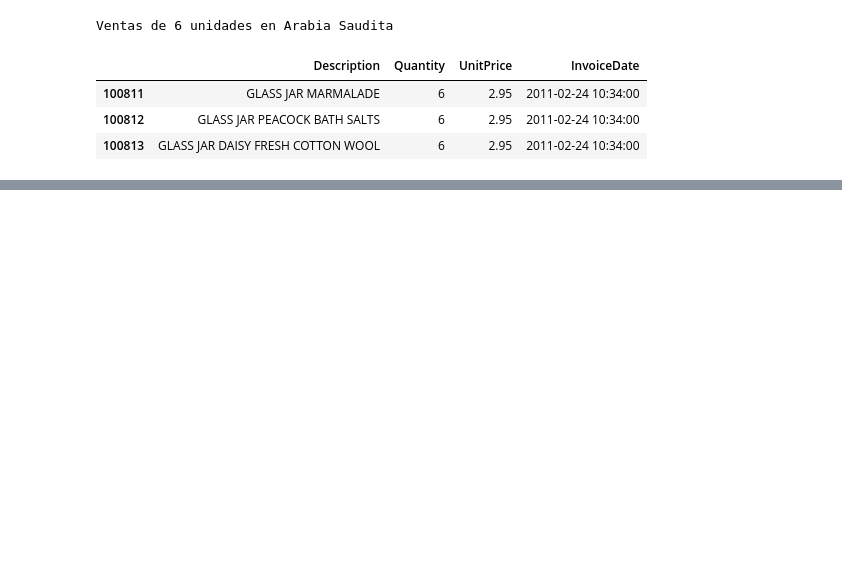
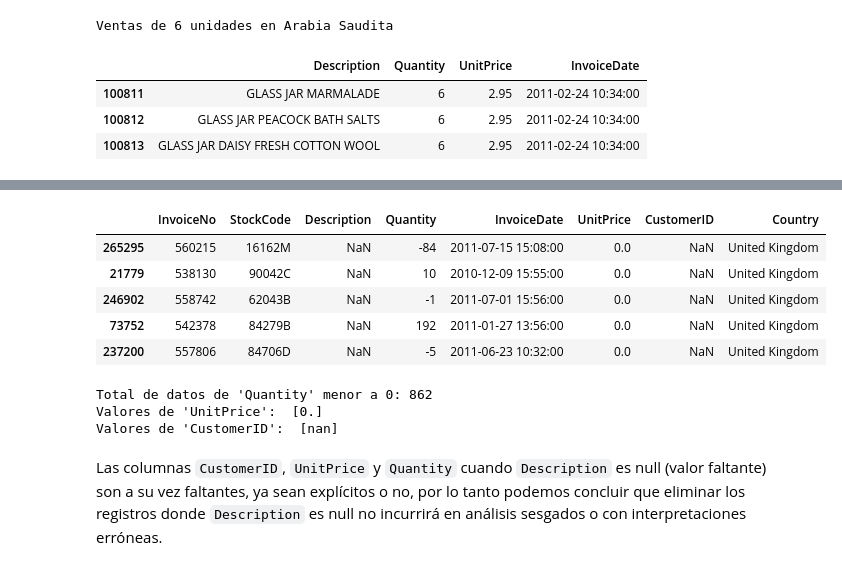
Before and after one commit to pahoalapizco/python_for_data_science, a Jupyter notebook: notebooks/2.0-numpy_pandas_da-pandas.ipynb, the cells around one changed output, grey strips where cells are left out. Cells and saved outputs as stored; diff of their text form; code cells hidden in the pictures; blank space fills up the shorter version.

```diff
--- a/notebooks/2.0-numpy_pandas_da-pandas.ipynb
+++ b/notebooks/2.0-numpy_pandas_da-pandas.ipynb
@@ -296,0 +375,21 @@ Ventas de 6 unidades en Arabia Saudita
+# %%
+data_description_na = retail_df[retail_df["Description"].isna()]
+data_description_na.sample(5)
+# %% [output]
+|  | InvoiceNo | StockCode | Description | Quantity | InvoiceDate | UnitPrice | CustomerID | Country |
+| 265295 | 560215 | 16162M | NaN | -84 | 2011-07-15 15:08:00 | 0.0 | NaN | United Kingdom |
+| 21779 | 538130 | 90042C | NaN | 10 | 2010-12-09 15:55:00 | 0.0 | NaN | United Kingdom |
+| 246902 | 558742 | 62043B | NaN | -1 | 2011-07-01 15:56:00 | 0.0 | NaN | United Kingdom |
+| 73752 | 542378 | 84279B | NaN | 192 | 2011-01-27 13:56:00 | 0.0 | NaN | United Kingdom |
+| 237200 | 557806 | 84706D | NaN | -5 | 2011-06-23 10:32:00 | 0.0 | NaN | United Kingdom |
+# %%
+quantity_less_0 = data_description_na[data_description_na["Quantity"] < 0].shape[0]
+print(f"Total de datos de 'Quantity' menor a 0: {quantity_less_0}")
+print("Valores de 'UnitPrice': ", data_description_na["UnitPrice"].unique())
+print("Valores de 'CustomerID': ", data_description_na["CustomerID"].unique())
+# %% [output]
+Total de datos de 'Quantity' menor a 0: 862
+Valores de 'UnitPrice':  [0.]
+Valores de 'CustomerID':  [nan]
+# %% [markdown]
+Las columnas `CustomerID`, `UnitPrice` y `Quantity` cuando `Description` es null (valor faltante) son a su vez faltantes, ya sean explícitos o no, por lo tanto podemos concluir que eliminar los registros donde `Description` es null no incurrirá en análisis sesgados o con interpretaciones erróneas.
```
Also changed, not shown: parts of 13 cells of this notebook.
